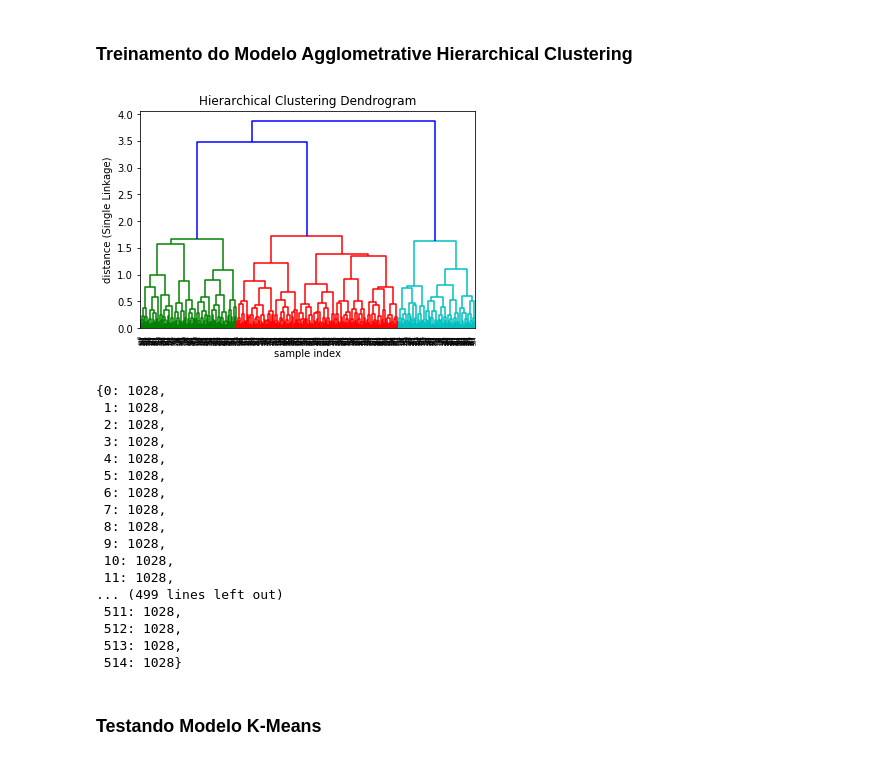
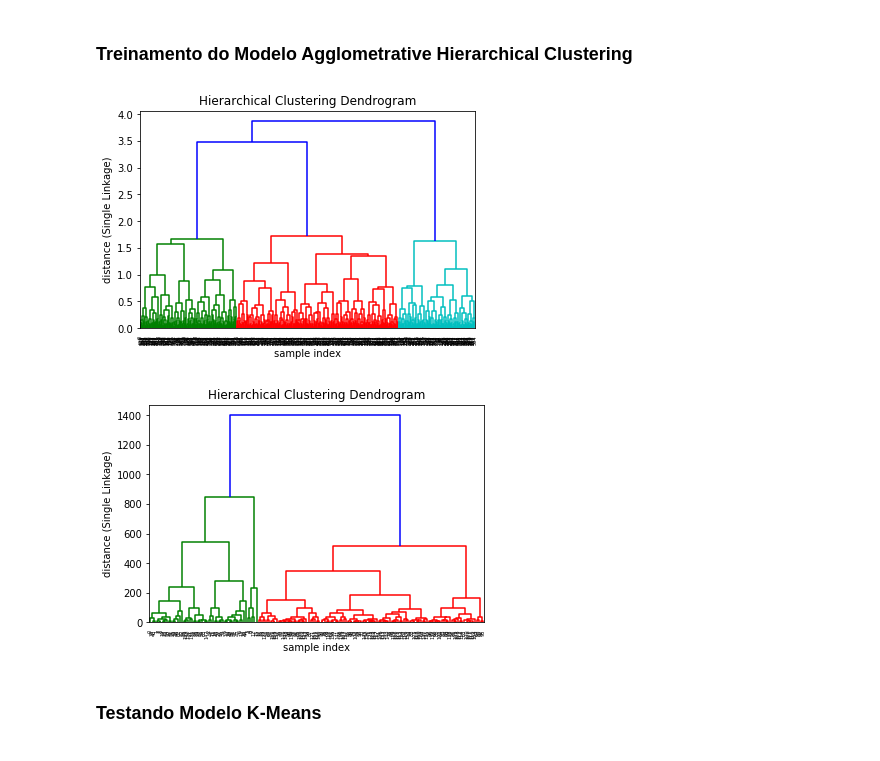
Before and after one commit to miguelguida/mc886, a Jupyter notebook: projeto1_174847_171043.ipynb, the cells around one changed output. Drawn from its saved outputs; the diff is of its cells as text; code cells hidden in the pictures.

```diff
--- a/projeto1_174847_171043.ipynb
+++ b/projeto1_174847_171043.ipynb
@@ -539,29 +558,14 @@ W_centroids, clusterMap = kmeans(3,W_treino, 10)
 ### Treinamento do Modelo Agglometrative Hierarchical Clustering
 # %%
 # Adicionar treinamento para a tarefa 2D
-agglomerativeHierarchicalCluster(X_treino, 1, "complete")
+X_pointsMap = agglomerativeHierarchicalCluster(X_treino, 1, "complete")
 # %% [output]
 [figure]
-{0: 1028,
- 1: 1028,
- 2: 1028,
- 3: 1028,
- 4: 1028,
- 5: 1028,
- 6: 1028,
- 7: 1028,
- 8: 1028,
- 9: 1028,
- 10: 1028,
- 11: 1028,
-... (499 lines left out)
- 511: 1028,
- 512: 1028,
- 513: 1028,
- 514: 1028}
 # %%
 # Adicionar treinamento para a tarefa dos vinhos
-agglomerativeHierarchicalCluster(W_treino, 1, "complete")
+W_pointsMap = agglomerativeHierarchicalCluster(W_treino, 1, "complete")
+# %% [output]
+[figure, added]
 # %% [markdown]
 ### Testando Modelo K-Means
 # %%
```
Also changed, not shown: parts of 16 cells of this notebook.
